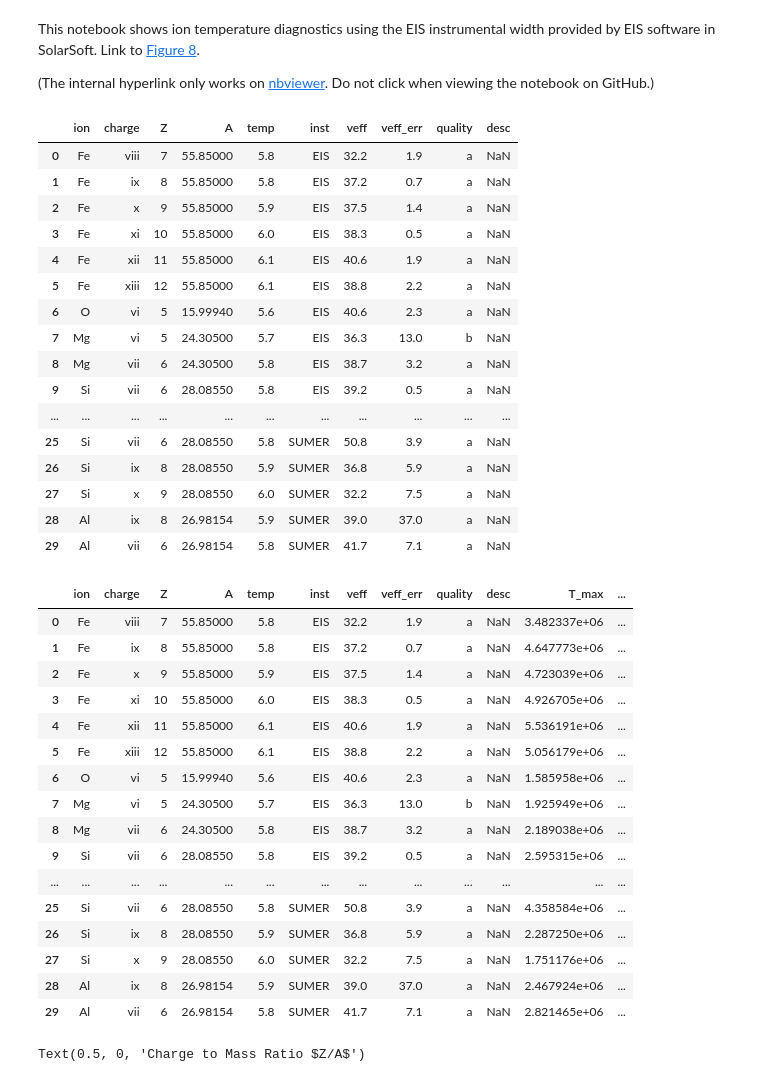
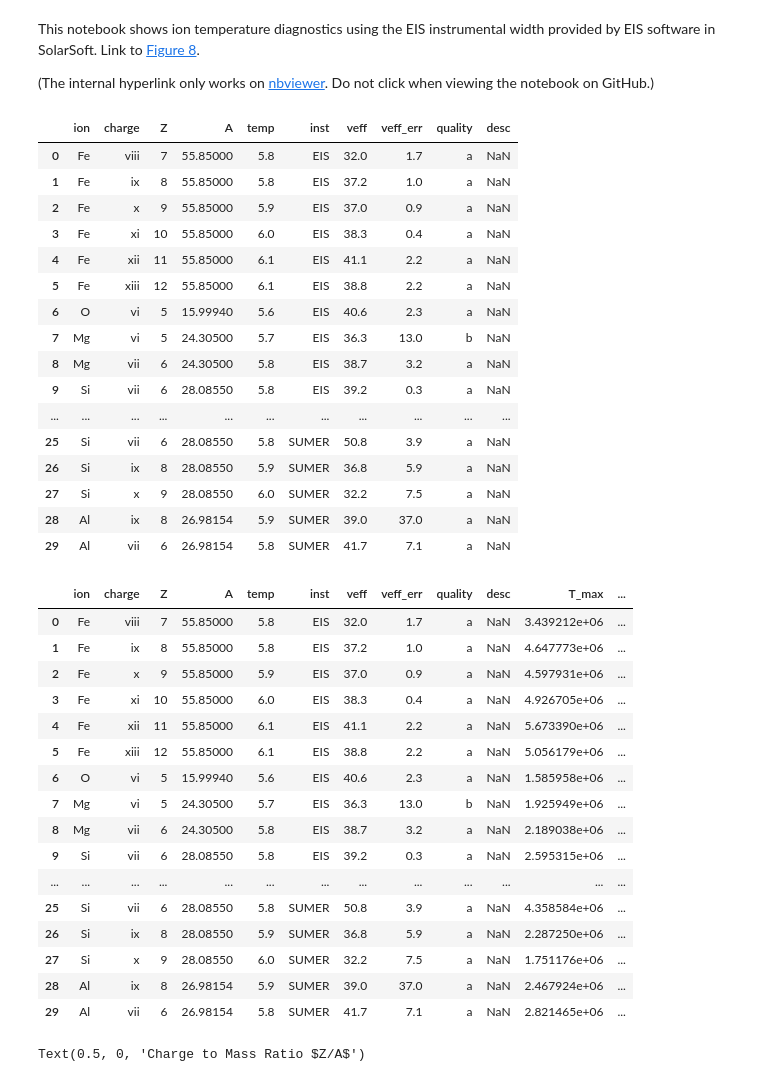
Before and after one commit to yjzhu-solar/EIS_SUMER_PCH_Ti, a Jupyter notebook: ipynb/paper/temp_diag_v2.ipynb, the cells around one changed output. Saved outputs shown, nothing was run; the diff lists cells and outputs as text; code cells hidden in the pictures.

```diff
--- a/ipynb/paper/temp_diag_v2.ipynb
+++ b/ipynb/paper/temp_diag_v2.ipynb
@@ -26,24 +26,24 @@ rcParams['ytick.major.size'] = 8
 rcParams['ytick.minor.width'] = 1.2
 rcParams['ytick.minor.size'] = 6
 # %%
-df = pd.read_excel("../../save/eis_sumer_ion_width_merg_v2.xlsx")
+df = pd.read_excel("../../save/eis_sumer_ion_width_merg_v3.xlsx")
 df["ion"] = df["ion"].str.strip()
 df["charge"] = df["charge"].str.strip()
 df["inst"] = df["inst"].str.strip()
 df["quality"] = df["quality"].str.strip()
 df
 # %% [output]
 |  | ion | charge | Z | A | temp | inst | veff | veff_err | quality | desc |
-| 0 | Fe | viii | 7 | 55.85000 | 5.8 | EIS | 32.2 | 1.9 | a | NaN |
-| 1 | Fe | ix | 8 | 55.85000 | 5.8 | EIS | 37.2 | 0.7 | a | NaN |
-| 2 | Fe | x | 9 | 55.85000 | 5.9 | EIS | 37.5 | 1.4 | a | NaN |
-| 3 | Fe | xi | 10 | 55.85000 | 6.0 | EIS | 38.3 | 0.5 | a | NaN |
-| 4 | Fe | xii | 11 | 55.85000 | 6.1 | EIS | 40.6 | 1.9 | a | NaN |
+| 0 | Fe | viii | 7 | 55.85000 | 5.8 | EIS | 32.0 | 1.7 | a | NaN |
+| 1 | Fe | ix | 8 | 55.85000 | 5.8 | EIS | 37.2 | 1.0 | a | NaN |
+| 2 | Fe | x | 9 | 55.85000 | 5.9 | EIS | 37.0 | 0.9 | a | NaN |
+| 3 | Fe | xi | 10 | 55.85000 | 6.0 | EIS | 38.3 | 0.4 | a | NaN |
+| 4 | Fe | xii | 11 | 55.85000 | 6.1 | EIS | 41.1 | 2.2 | a | NaN |
 | 5 | Fe | xiii | 12 | 55.85000 | 6.1 | EIS | 38.8 | 2.2 | a | NaN |
 | 6 | O | vi | 5 | 15.99940 | 5.6 | EIS | 40.6 | 2.3 | a | NaN |
 | 7 | Mg | vi | 5 | 24.30500 | 5.7 | EIS | 36.3 | 13.0 | b | NaN |
 | 8 | Mg | vii | 6 | 24.30500 | 5.8 | EIS | 38.7 | 3.2 | a | NaN |
-| 9 | Si | vii | 6 | 28.08550 | 5.8 | EIS | 39.2 | 0.5 | a | NaN |
+| 9 | Si | vii | 6 | 28.08550 | 5.8 | EIS | 39.2 | 0.3 | a | NaN |
 | ... | ... | ... | ... | ... | ... | ... | ... | ... | ... | ... |
 | 25 | Si | vii | 6 | 28.08550 | 5.8 | SUMER | 50.8 | 3.9 | a | NaN |
 | 26 | Si | ix | 8 | 28.08550 | 5.9 | SUMER | 36.8 | 5.9 | a | NaN |
@@ -82,16 +82,16 @@ df["label"] = df["ion"] + r" \textsc{"+ df["charge"] + r"}"
 df
 # %% [output]
 |  | ion | charge | Z | A | temp | inst | veff | veff_err | quality | desc | T_max | ... |
-| 0 | Fe | viii | 7 | 55.85000 | 5.8 | EIS | 32.2 | 1.9 | a | NaN | 3.482337e+06 | ... |
-| 1 | Fe | ix | 8 | 55.85000 | 5.8 | EIS | 37.2 | 0.7 | a | NaN | 4.647773e+06 | ... |
-| 2 | Fe | x | 9 | 55.85000 | 5.9 | EIS | 37.5 | 1.4 | a | NaN | 4.723039e+06 | ... |
-| 3 | Fe | xi | 10 | 55.85000 | 6.0 | EIS | 38.3 | 0.5 | a | NaN | 4.926705e+06 | ... |
-| 4 | Fe | xii | 11 | 55.85000 | 6.1 | EIS | 40.6 | 1.9 | a | NaN | 5.536191e+06 | ... |
+| 0 | Fe | viii | 7 | 55.85000 | 5.8 | EIS | 32.0 | 1.7 | a | NaN | 3.439212e+06 | ... |
+| 1 | Fe | ix | 8 | 55.85000 | 5.8 | EIS | 37.2 | 1.0 | a | NaN | 4.647773e+06 | ... |
+| 2 | Fe | x | 9 | 55.85000 | 5.9 | EIS | 37.0 | 0.9 | a | NaN | 4.597931e+06 | ... |
+| 3 | Fe | xi | 10 | 55.85000 | 6.0 | EIS | 38.3 | 0.4 | a | NaN | 4.926705e+06 | ... |
+| 4 | Fe | xii | 11 | 55.85000 | 6.1 | EIS | 41.1 | 2.2 | a | NaN | 5.673390e+06 | ... |
 | 5 | Fe | xiii | 12 | 55.85000 | 6.1 | EIS | 38.8 | 2.2 | a | NaN | 5.056179e+06 | ... |
 | 6 | O | vi | 5 | 15.99940 | 5.6 | EIS | 40.6 | 2.3 | a | NaN | 1.585958e+06 | ... |
 | 7 | Mg | vi | 5 | 24.30500 | 5.7 | EIS | 36.3 | 13.0 | b | NaN | 1.925949e+06 | ... |
 | 8 | Mg | vii | 6 | 24.30500 | 5.8 | EIS | 38.7 | 3.2 | a | NaN | 2.189038e+06 | ... |
-| 9 | Si | vii | 6 | 28.08550 | 5.8 | EIS | 39.2 | 0.5 | a | NaN | 2.595315e+06 | ... |
+| 9 | Si | vii | 6 | 28.08550 | 5.8 | EIS | 39.2 | 0.3 | a | NaN | 2.595315e+06 | ... |
 | ... | ... | ... | ... | ... | ... | ... | ... | ... | ... | ... | ... | ... |
 | 25 | Si | vii | 6 | 28.08550 | 5.8 | SUMER | 50.8 | 3.9 | a | NaN | 4.358584e+06 | ... |
 | 26 | Si | ix | 8 | 28.08550 | 5.9 | SUMER | 36.8 | 5.9 | a | NaN | 2.287250e+06 | ... |
```
Also changed, not shown: parts of 2 cells of this notebook, 12 other files.
